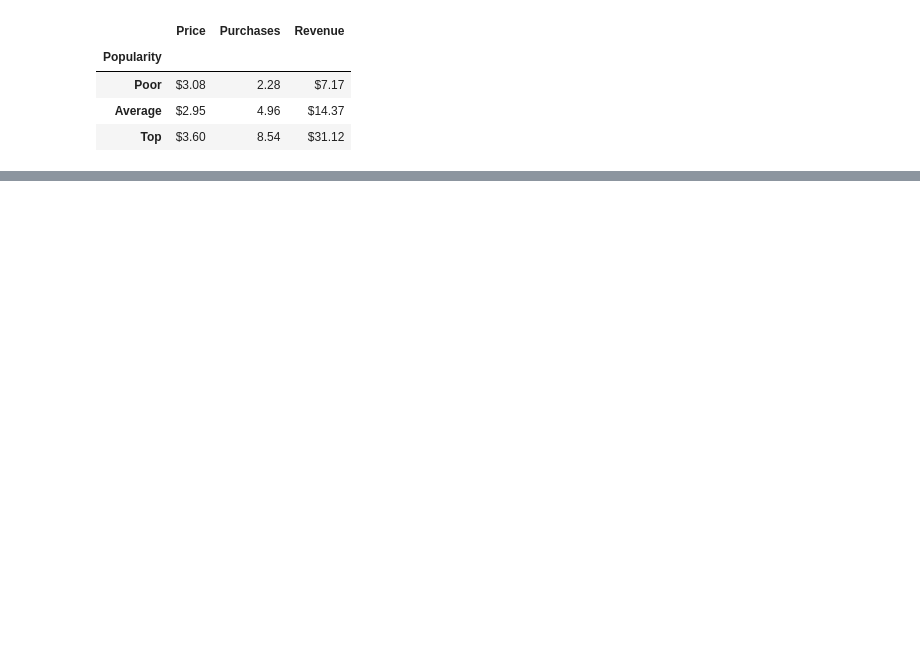
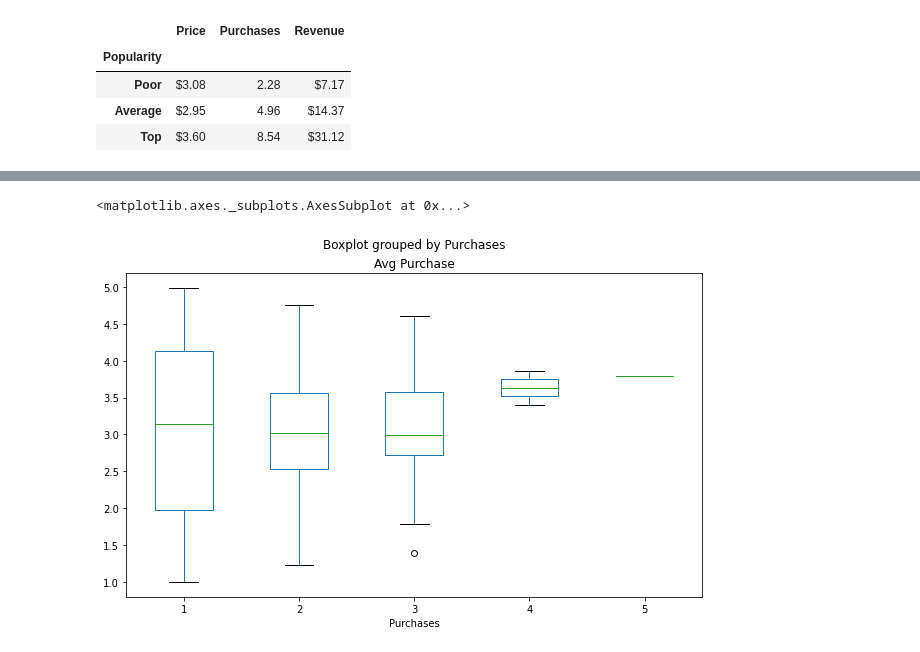
Before and after one commit to xsarinix/heroes-of-pymoli, a Jupyter notebook: heroes.ipynb, the cells around one changed output, grey strips where cells are left out. Drawn from its saved outputs; the diff is of its cells as text; code cells hidden in the pictures; blank space fills up the shorter version.

```diff
--- a/heroes.ipynb
+++ b/heroes.ipynb
@@ -187,0 +234,7 @@ User Analysis
+# %%
+users_grouped = data.groupby(['SN', 'Gender', 'Age'])
+users = pd.DataFrame(users_grouped['Purchase ID'].count()).rename(columns={'Purchase ID':'Purchases'})
+users['Avg Purchase'] = round(users_grouped['Price'].mean(), 2)
+users['Total Spend'] = round(users_grouped['Price'].sum(), 2)
+users['Items'] = users_grouped['Item Name'].unique()
+users.sort_values('Purchases', ascending=False).head()
@@ -187,0 +312,5 @@ User Analysis
+# %%
+users.boxplot(column='Avg Purchase', by='Purchases', grid=False, figsize=(10,6))
+# %% [output]
+<matplotlib.axes._subplots.AxesSubplot at 0x...>
+[figure, added]
```
Also changed, not shown: parts of 18 cells of this notebook.
